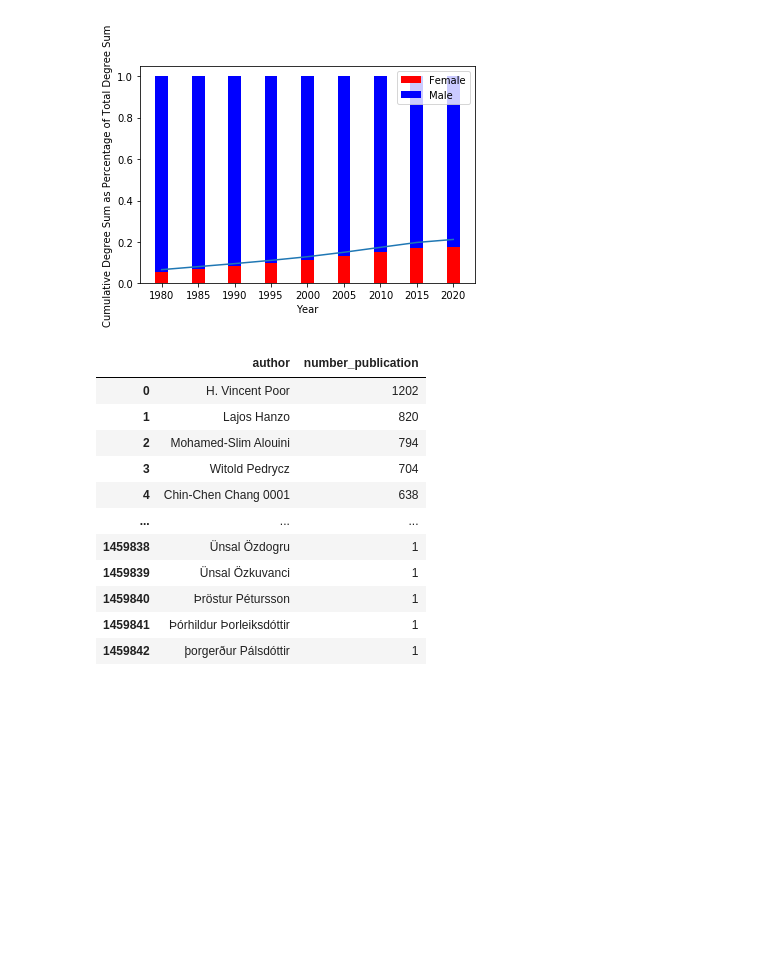
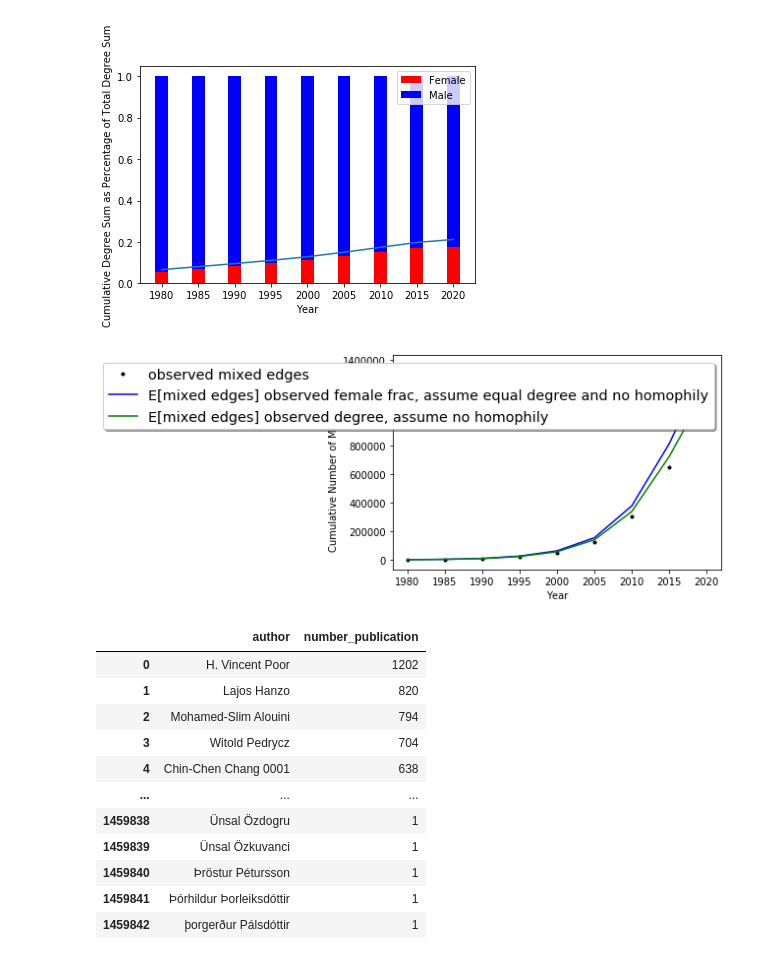
Before and after one commit to VirosaLi/dblp-analysis, a Jupyter notebook: data/test_note.ipynb, the cells around one changed output. Drawn from its saved outputs; the diff is of its cells as text; code cells hidden in the pictures; blank space fills up the shorter version.

Commit message:
plot

```diff
--- a/data/test_note.ipynb
+++ b/data/test_note.ipynb
@@ -29,6 +29,10 @@ end = 2020
 stacked_degree_fraction_over_year(edge_list, name_gender_map, start, end)
 # %% [output]
 [figure]
+# %%
+mixed_edges_over_year(edge_list, name_gender_map, 1980, 2020)
+# %% [output]
+[figure, added]
 # %%
 authors = pd.read_pickle('../data/authors.pkl')
 # %%
```
Also changed, not shown: parts of 7 cells of this notebook, 4 other files.
